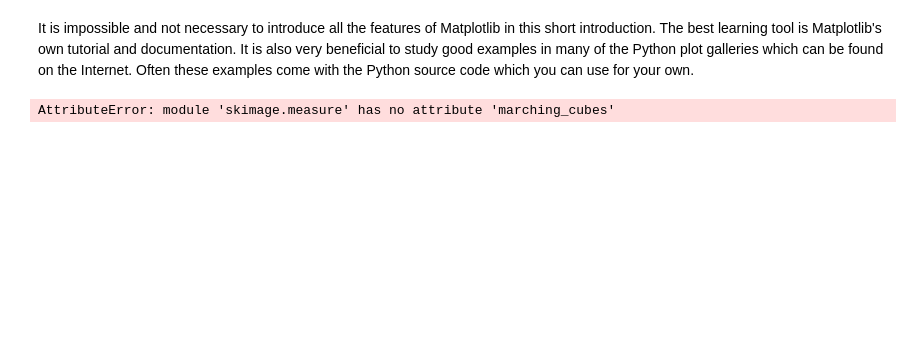
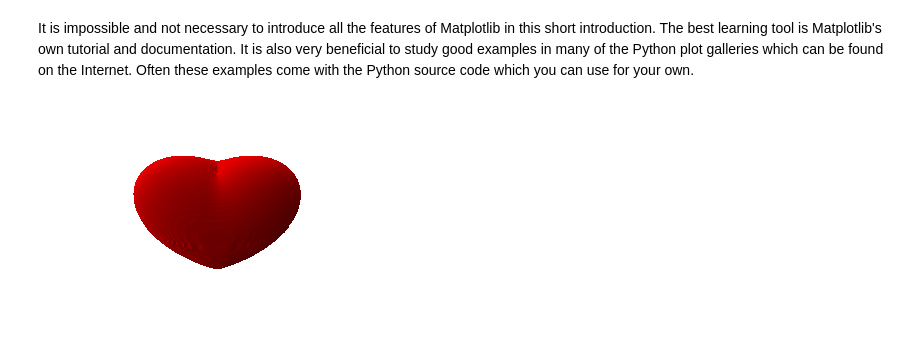
Before and after one commit to psu-efd/Computing-in-CEE, a Jupyter notebook: chapter_1_basics/introduction_to_python/Plotting_in_Python.ipynb, the cells around one changed output. Saved outputs shown, nothing was run; the diff lists cells and outputs as text; code cells hidden in the pictures; blank space fills up the shorter version.

```diff
--- a/chapter_1_basics/introduction_to_python/Plotting_in_Python.ipynb
+++ b/chapter_1_basics/introduction_to_python/Plotting_in_Python.ipynb
@@ -349,24 +441,24 @@ It is impossible and not necessary to introduce all the features of Matplotlib i
 # %%
 import matplotlib.pyplot as plt
 import numpy as np
 from skimage import measure
 from mpl_toolkits.mplot3d import Axes3D
 
 nx, ny, nz = (100, 100, 100)
 x = np.linspace(-1.4, 1.4, nx)
 y = np.linspace(-1.4, 1.4, ny)
 z = np.linspace(-1.4, 1.4, nz)
 xv, yv, zv = np.meshgrid(x, y, z)
 
 F = (xv**2+9.0/4.0*yv**2.0+zv**2.0-1.0)**3.0 - (xv**2.0)*(zv**3.0)-9./80.0*yv**2*zv**3
 
-verts, faces, _, _ = measure.marching_cubes(F, 0, spacing=(0.1, 0.1, 0.1))
+verts, faces, _, _ = measure.marching_cubes_lewiner(F, 0, spacing=(0.1, 0.1, 0.1))
 
 fig = plt.figure()
 ax = fig.add_subplot(111, projection='3d')
 ax.plot_trisurf(verts[:, 0], verts[:,1], faces, verts[:, 2], color='red', linewidth=0, antialiased=False)
 ax.view_init(30, 0)
 plt.axis('off')
 plt.show()
 # %% [output]
-AttributeError: module 'skimage.measure' has no attribute 'marching_cubes'
+[figure, added]
```
Also changed, not shown: parts of 5 cells of this notebook, 4 other files.
